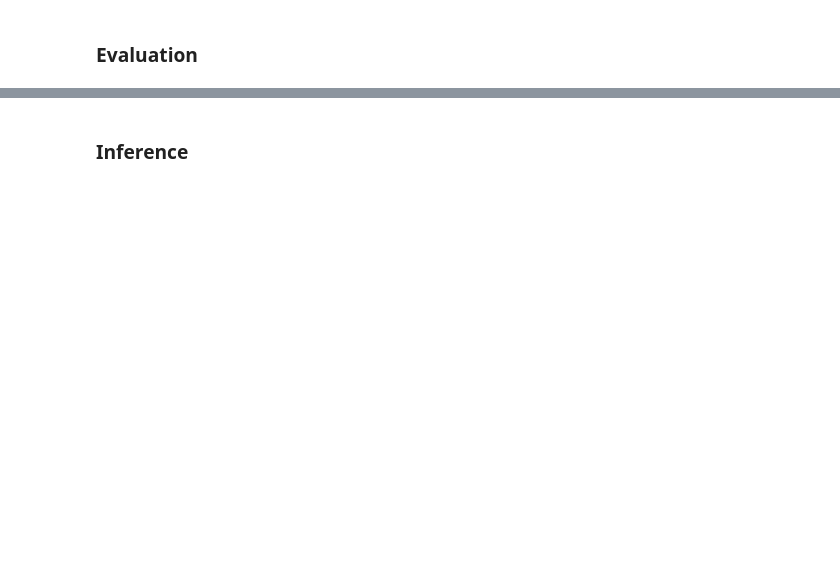
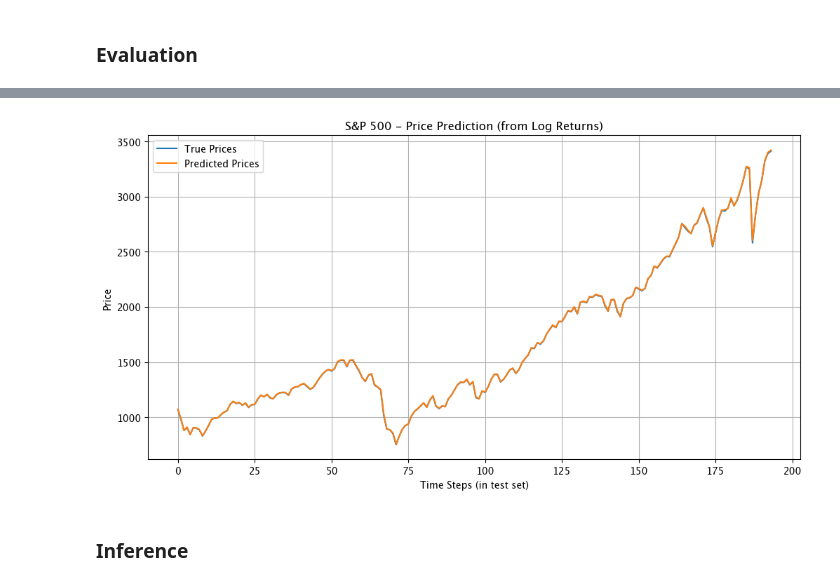
Before and after one commit to FrancescoMontanaro/Machine-Learning-from-scratch, a Jupyter notebook: Deep Learning/Recurrent Neural Network (RNN)/train_rnn.ipynb, the cells around one changed output, grey strips where cells are left out. Drawn from its saved outputs; the diff is of its cells as text; code cells hidden in the pictures; blank space fills up the shorter version.

```diff
--- a/Deep Learning/Recurrent Neural Network (RNN)/train_rnn.ipynb
+++ b/Deep Learning/Recurrent Neural Network (RNN)/train_rnn.ipynb
@@ -377,5 +404,5 @@ with context_manager.no_grad():
     model.eval()
 
     # Compute the predictions
-    predictions = model(X_test)
+    log_returns_preds = model(X_log_returns_test_normalized)
 # %%
@@ -397,0 +418,11 @@ Mean Absolute Error: 22.894793
+# %%
+# Compute the absolute prices from the predictions
+absolute_prices_preds = y_absolute_prices_test * log_returns_preds.exp()
+absolute_prices_true = y_absolute_prices_test * y_log_returns_test.exp()
+
+# Extract only the close prices from the predictions and the true values of the absolute prices
+close_prices_absolute_preds = absolute_prices_preds[:, close_price_idx]
+close_prices_absolute_true = absolute_prices_true[:, close_price_idx]
+
+# Calculate the mean absolute error
+absolute_prices_mae = metrics.mean_absolute_error(close_prices_absolute_preds, close_prices_absolute_true)
@@ -398,2 +436,15 @@ Mean Absolute Error: 22.894793
+# %%
+# Plot the true and predicted prices
+plt.figure(figsize=(12, 6))
+plt.plot(reduce_by_mean(close_prices_absolute_true.to_numpy().flatten(), seq_len), label='True Prices')
+plt.plot(reduce_by_mean(close_prices_absolute_preds.to_numpy().flatten(), seq_len), label='Predicted Prices')
+plt.title('S&P 500 - Price Prediction (from Log Returns)')
+plt.xlabel('Time Steps (in test set)')
+plt.ylabel('Price')
+plt.grid(True)
+plt.legend()
+plt.show()
+# %% [output]
+[figure, added]
 # %% [markdown]
 ### Inference
```
Also changed, not shown: parts of 21 cells of this notebook, 7 other files.
